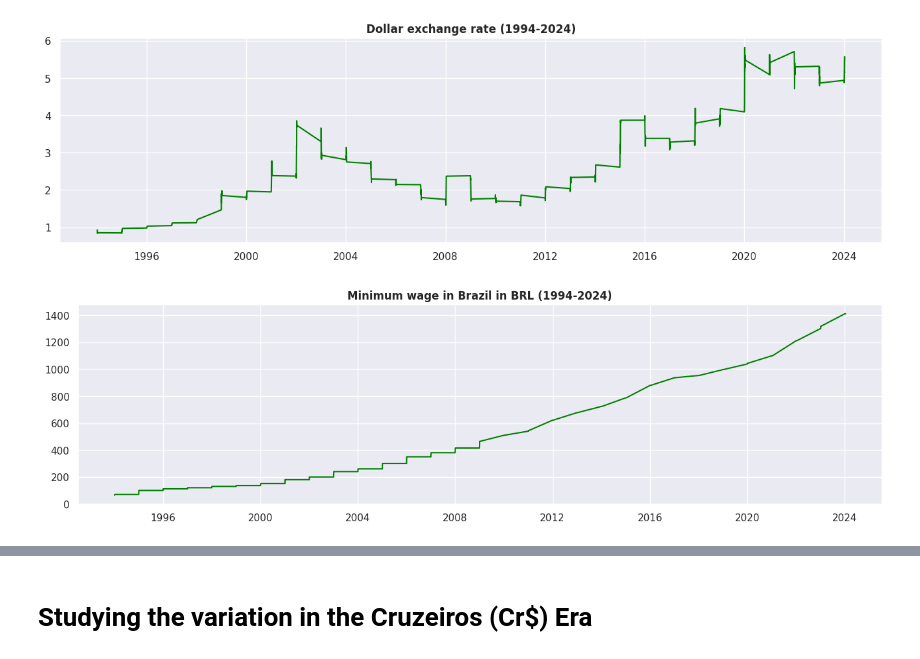
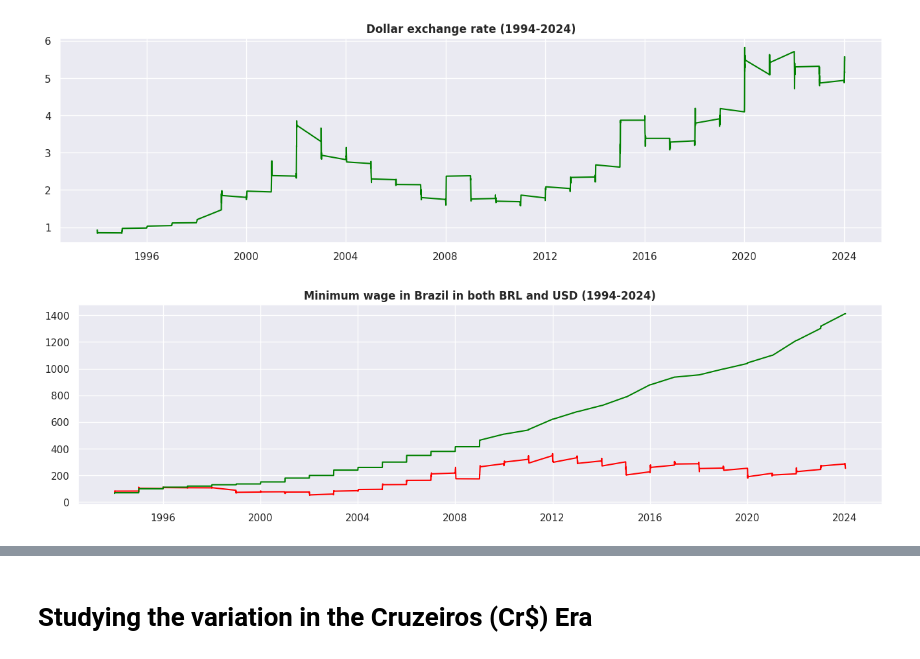
Before and after one commit to guilhermelaviola/MinimumWage, a Jupyter notebook: MinimumWageBrazil.ipynb, the cells around one changed output, grey strips where cells are left out. Cells and saved outputs as stored; diff of their text form; code cells hidden in the pictures.

Commit message:
I updated the project by adding the study on the other brazilian currencies.

```diff
--- a/MinimumWageBrazil.ipynb
+++ b/MinimumWageBrazil.ipynb
@@ -126,10 +126,12 @@ plt.show()
 # %% [output]
 [figure]
 # %%
-# Displaying the the brazilian minimum wage variation in Brazilian Reais (BRL) between 1994 and 2024:
+# Displaying the the brazilian minimum wage variation (in both BRL and USD) between 1994 and 2024:
+wage_in_dollars = reais['Minimum wage'] / reais['Dolar exchange rate']
 plt.figure(figsize = (16, 4))
-plt.title('Minimum wage in Brazil in BRL (1994-2024)', fontweight = 'bold')
+plt.title('Minimum wage in Brazil in both BRL and USD (1994-2024)', fontweight = 'bold')
+plt.plot(reais['Month/Year'], wage_in_dollars, color = 'red')
 plt.plot(reais['Month/Year'], reais['Minimum wage'], color = 'green')
 plt.show()
 # %% [output]
-[figure, old version]
+[figure, new version]
```
Also changed, not shown: parts of 10 cells of this notebook.
